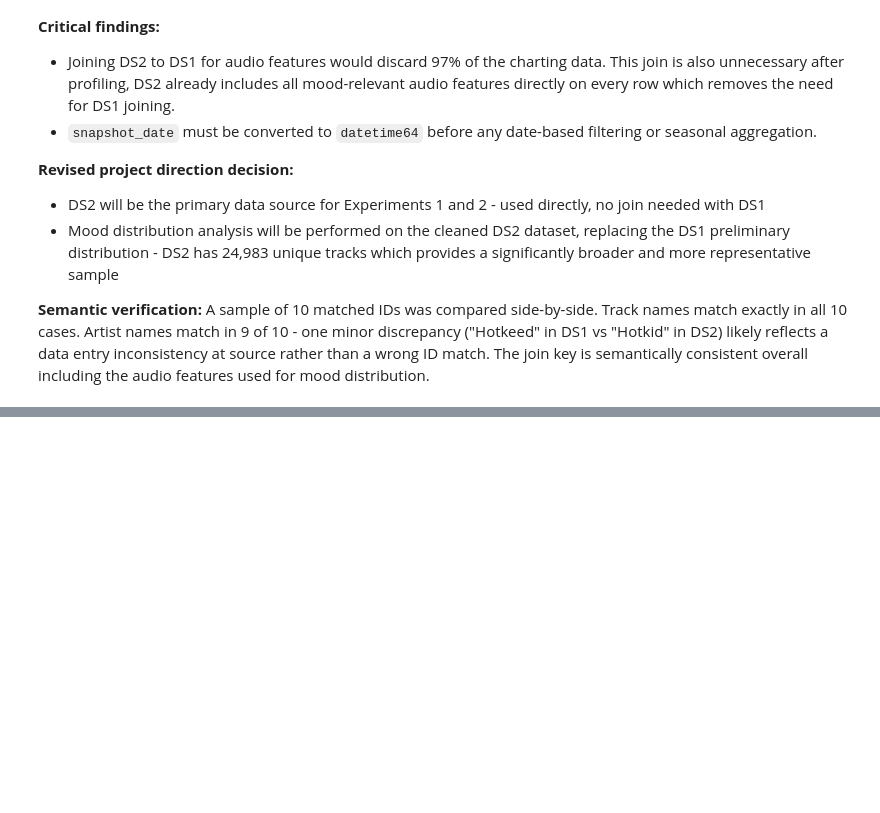
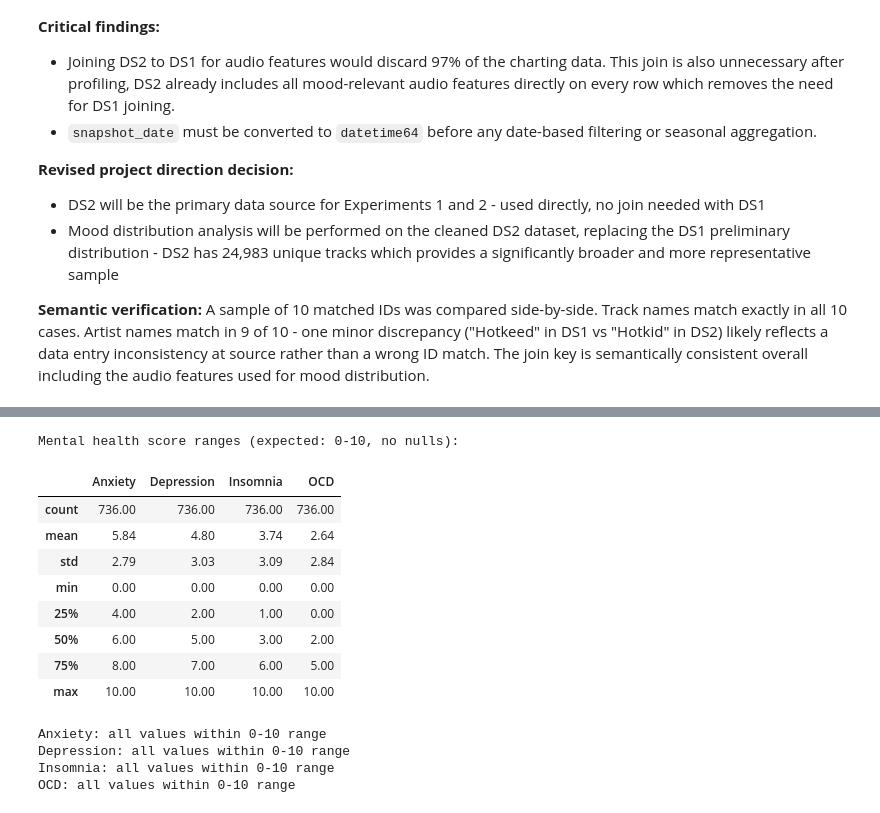
Before and after one commit to crystal-wolfer/AI-ML26-C02-music-mood-analysis, a Jupyter notebook: notebooks/01-data profiling.ipynb, the cells around one changed output, grey strips where cells are left out. Saved outputs shown, nothing was run; the diff lists cells and outputs as text; code cells hidden in the pictures; blank space fills up the shorter version.

```diff
--- a/notebooks/01-data analysis and cleanup.ipynb
+++ b/notebooks/01-data profiling.ipynb
@@ -533,0 +545,8 @@ Zero fully duplicate rows. Zero duplicates on the natural key (spotify_id, count
+# %%
+#Loading dataset and examining basic shape
+ds3 = pd.read_csv(DATA / "mxmh_survey_results.csv")
+print(f"Loaded: {ds3.shape[0]:,} rows, {ds3.shape[1]} columns")
+
+print("Columns:", ds3.columns.tolist())
+display(ds3.dtypes.to_frame(name="dtype"))
+display(ds3.head(3))
@@ -533,0 +592,28 @@ Zero fully duplicate rows. Zero duplicates on the natural key (spotify_id, count
+# %%
+#Exploration of mental health scores (even though those were mandatory fields in the form most probably)
+
+MH_COLS = ["Anxiety", "Depression", "Insomnia", "OCD"]
+print("Mental health score ranges (expected: 0-10, no nulls):")
+display(ds3[MH_COLS].describe().round(2))
+
+for col in MH_COLS:
+    out_of_range = ds3[(ds3[col] < 0) | (ds3[col] > 10)][col]
+    if not out_of_range.empty:
+        print(f"{col}: {len(out_of_range)} values outside 0-10 range")
+    else:
+        print(f"{col}: all values within 0-10 range")
+# %% [output]
+Mental health score ranges (expected: 0-10, no nulls):
+|  | Anxiety | Depression | Insomnia | OCD |
+| count | 736.00 | 736.00 | 736.00 | 736.00 |
+| mean | 5.84 | 4.80 | 3.74 | 2.64 |
+| std | 2.79 | 3.03 | 3.09 | 2.84 |
+| min | 0.00 | 0.00 | 0.00 | 0.00 |
+| 25% | 4.00 | 2.00 | 1.00 | 0.00 |
+| 50% | 6.00 | 5.00 | 3.00 | 2.00 |
+| 75% | 8.00 | 7.00 | 6.00 | 5.00 |
+| max | 10.00 | 10.00 | 10.00 | 10.00 |
+Anxiety: all values within 0-10 range
+Depression: all values within 0-10 range
+Insomnia: all values within 0-10 range
+OCD: all values within 0-10 range
```
Also changed, not shown: parts of 17 cells of this notebook, 1 other file.
